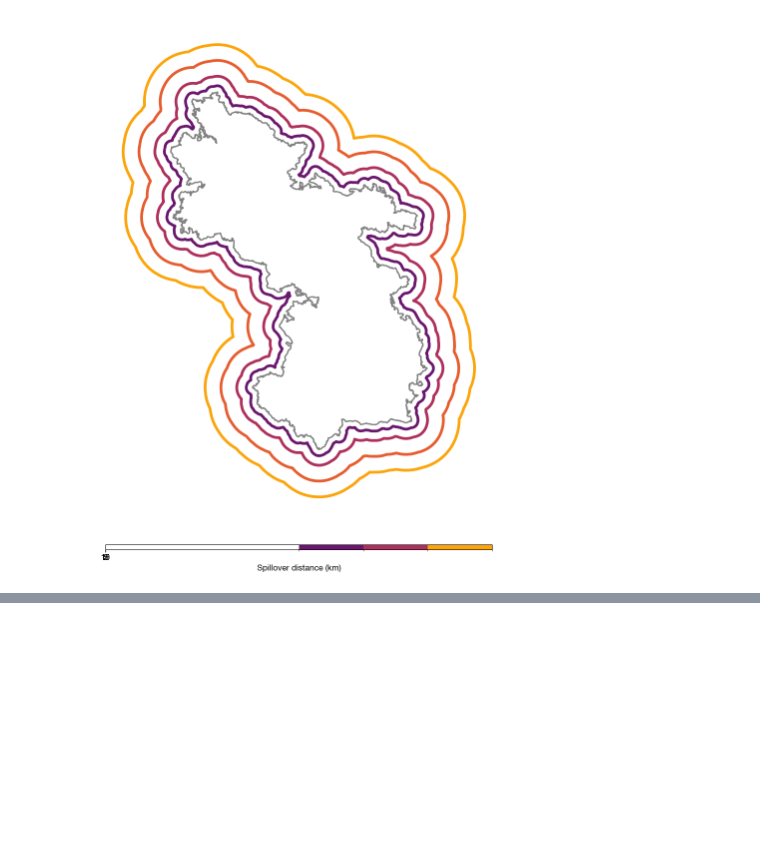
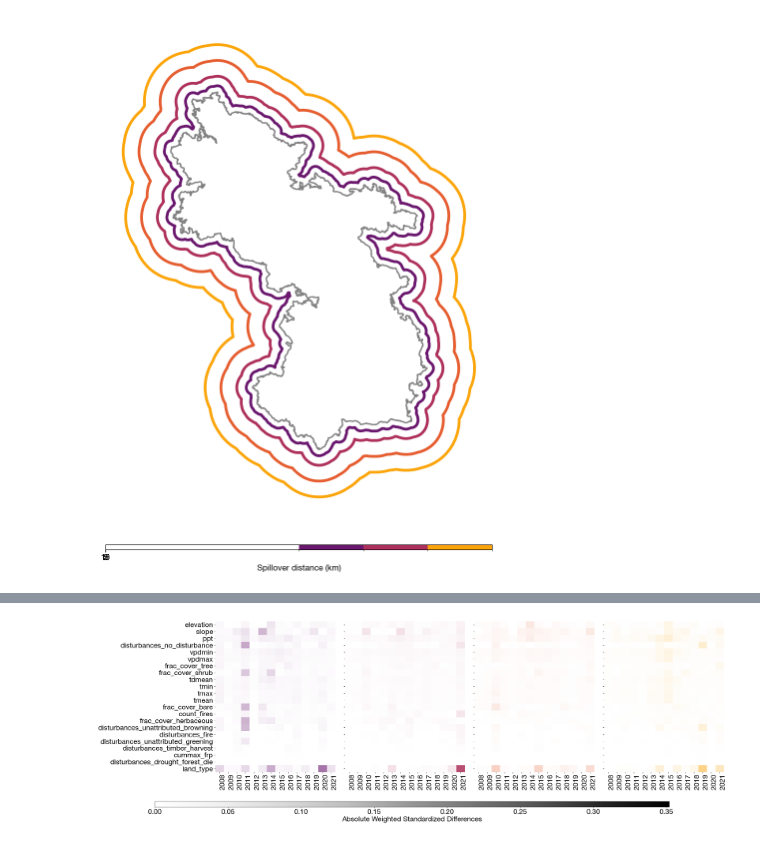
Before and after one commit to echolab-stanford/prescribed_fires, a Jupyter notebook: analysis/spillovers.ipynb, the cells around one changed output, grey strips where cells are left out. Cells and saved outputs as stored; diff of their text form; code cells hidden in the pictures; blank space fills up the shorter version.

```diff
--- a/analysis/spillovers.ipynb
+++ b/analysis/spillovers.ipynb
@@ -578,0 +706,56 @@ plt.savefig("../figs/spillover_map.pdf", dpi=300, transparent=True)
+# %%
+# Set the font size to be 12
+plt.rcParams["font.size"] = 22
+
+dists = [2_000, 5_000, 10_000, 15_000]
+
+fig, ax = plt.subplots(
+    1, len(dists), figsize=(28, 8), sharey=True, layout="tight"
+)
+colors = cm.inferno(np.linspace(0.3, 0.8, len(dists)))
+
+
+min_list = []
+max_list = []
+for dist, color, ax in zip(dists, colors, ax.flatten()):
+    cmap = LinearSegmentedColormap.from_list(
+        "", [to_rgba(color, 0), to_rgba(color, 1)]
+    )
+
+    _, std_min, std_max = plot_std_diffs(
+        std_diffs_df=f"/mnt/sherlock/oak/prescribed_data/results/tyra/treatment_spillovers_{dist}/best_model_asmd_std_diffs.csv",
+        palette=cmap,
+        ax=ax,
+        draw_cbar=False,
+        sorted=False,
+        labels_y=True,
+        rotation_x=90,
+        drop_vars=["Intercept", "aspect", "curvature"],
+        vmax=0.41154936,
+        vmin=8.9584755e-07,
+    )
+    min_list.append(std_min)
+    max_list.append(std_max)
+
+# Add a colorbar at the bottom outside the plot using the max and min of all the data
+fig.subplots_adjust(bottom=0.1)
+cbar_ax = fig.add_axes([0.1, -0.05, 0.8, 0.03])
+
+# Create the colorbar
+sm = plt.cm.ScalarMappable(
+    cmap="Grays", norm=plt.Normalize(vmin=min(min_list), vmax=max(max_list))
+)
+sm._A = []
+cbar = fig.colorbar(sm, cax=cbar_ax, orientation="horizontal")
+cbar.set_label("Absolute Weighted Standardized Differences", fontsize=22)
+
+# Save as PDF
+plt.savefig(
+    "../figs/spillover_std_diffs_robust.pdf",
+    dpi=400,
+    transparent=False,
+    bbox_inches="tight",
+    pad_inches=0.1,
+)
+# %% [output]
+[figure, added]
```
Also changed, not shown: parts of 17 cells of this notebook, 1 other file.
